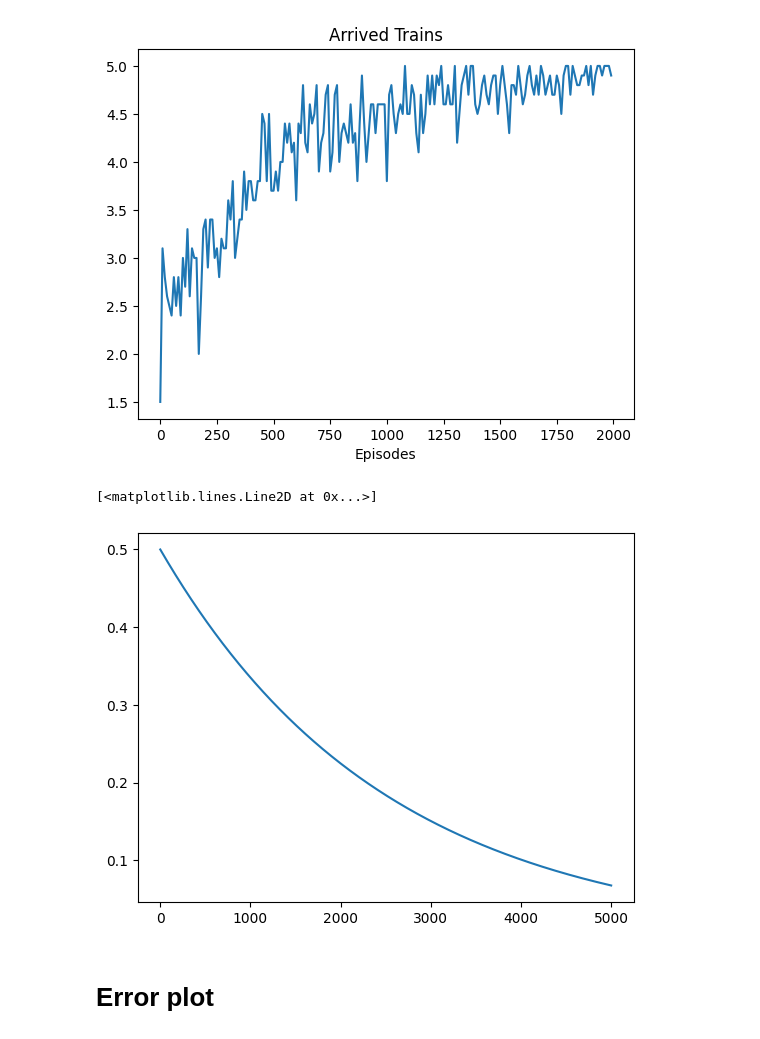
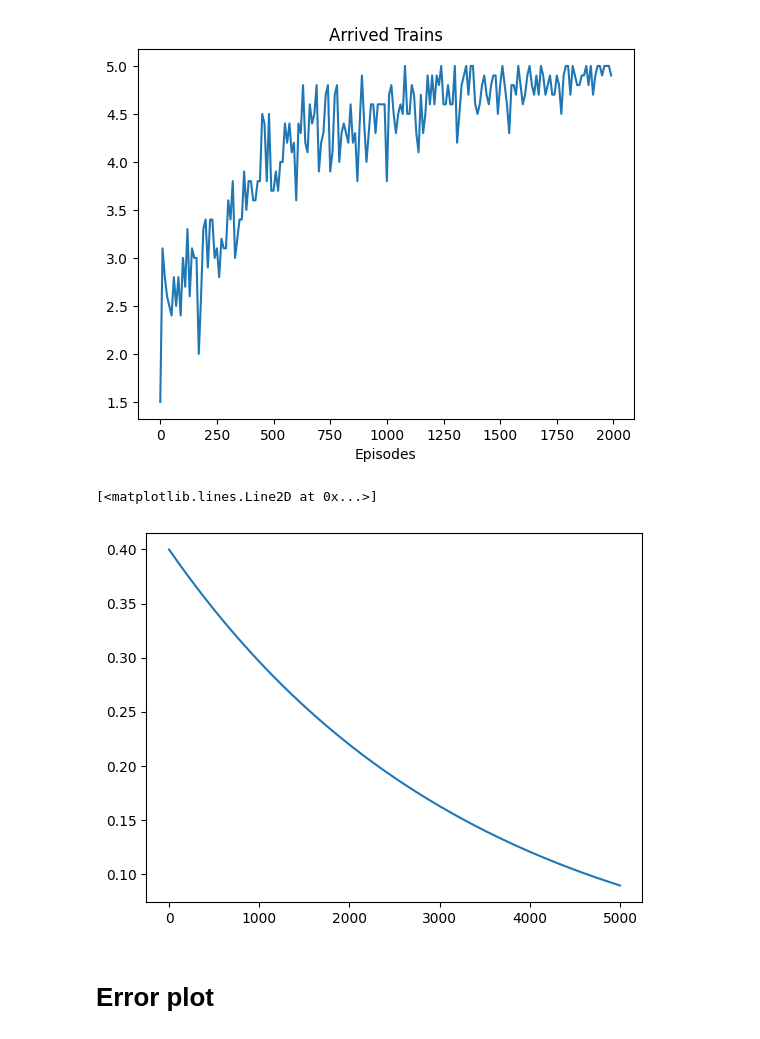
Before and after one commit to gvlos/SwitchFL, a Jupyter notebook: plot.ipynb, the cells around one changed output. Saved outputs shown, nothing was run; the diff lists cells and outputs as text; code cells hidden in the pictures.

```diff
--- a/plot.ipynb
+++ b/plot.ipynb
@@ -51,11 +51,11 @@ plt.xlabel('Episodes')
 Text(0.5, 0, 'Episodes')
 [figure]
 # %%
-decay = 0.5 * (0.9996 ** np.arange(5_000))
+decay = 0.4 * (0.9997 ** np.arange(5_000))
 plt.plot(decay)
 # %% [output]
 [<matplotlib.lines.Line2D at 0x...>]
-[figure, old version]
+[figure, new version]
 # %% [markdown]
 # Error plot
 # %%
```
Also changed, not shown: parts of 2 cells of this notebook, 2 other files.
